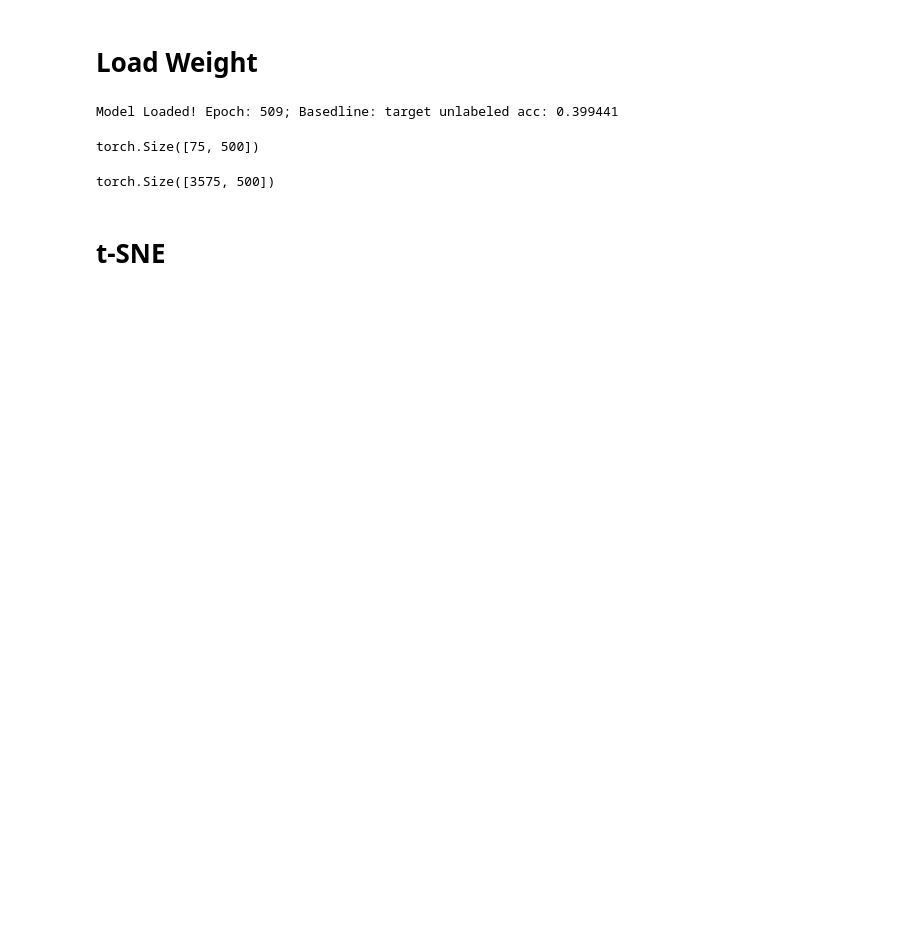
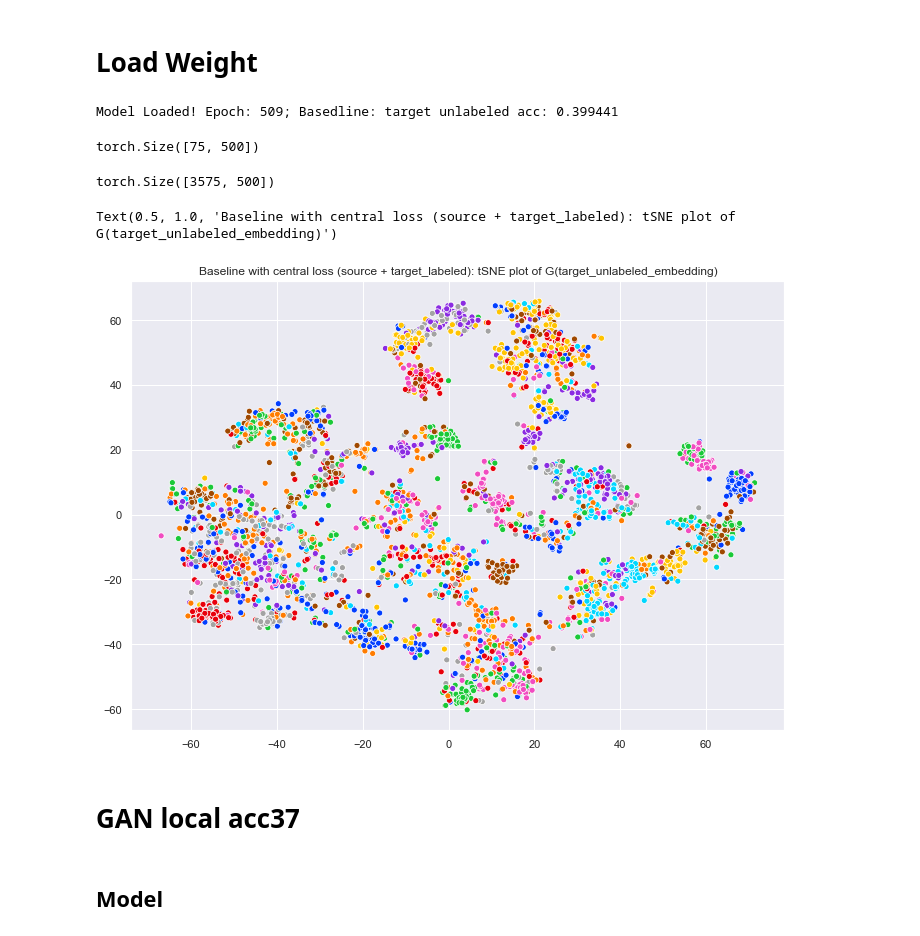
Before and after one commit to stevenliu000/time-series-domain-adaptation, a Jupyter notebook: visualization/visual_stepb_linear.ipynb, the cells around one changed output. Drawn from its saved outputs; the diff is of its cells as text; code cells hidden in the pictures; blank space fills up the shorter version.

Commit message:
change visualization code

```diff
--- a/visualization/visual_stepb_linear.ipynb
+++ b/visualization/visual_stepb_linear.ipynb
@@ -122,7 +127,9 @@ args = local_args(**{
     'model_save_period': 1,
     'lr_centerloss': 1e-3,
     'seed': 0,
-    'select_pretrain_epoch': 509
+    'select_pretrain_epoch': 509,
+    'sbinary_loss': 1,
+
 })
 # %%
 device = torch.device('cuda:0' if torch.cuda.is_available() else 'cpu')
@@ -133,3 +136,25 @@ device = torch.device('cuda:0' if torch.cuda.is_available() else 'cpu')
+# %%
+device = torch.device('cuda:{}'.format(args.gpu_num) if torch.cuda.is_available() else 'cpu')
+
+# seed
+torch.manual_seed(args.seed)
+torch.cuda.manual_seed(args.seed)
+np.random.seed(args.seed)
+cudnn.deterministic = True
+torch.backends.cudnn.deterministic = True
+
+
+args.task = '3Av2' if args.task == '3A' else '3E'
+num_class = 50 if args.task == "3Av2" else 65
+device = torch.device('cuda:{}'.format(args.gpu_num) if torch.cuda.is_available() else 'cpu')
+
+if args.num_per_class == -1:
+    args.num_per_class = math.ceil(args.batch_size / num_class)
+
+model_sub_folder = '/stepc_binary/task_%s_lrFNN_%f_sbinary_loss_%f'%(args.task, args.lr_FNN, args.sbinary_loss)
+
+if not os.path.exists(args.save_path+model_sub_folder):
+    os.makedirs(args.save_path+model_sub_folder)
 # %% [markdown]
 # Data loading
 # %%
@@ -242,9 +271,22 @@ torch.Size([75, 500])
 # %%
 target_unlabel_x_embedding_all = encoder_inference(encoder, encoder_MLP, torch.tensor(target_unlabel_x))
 fake_source_embedding_all = GNet(target_unlabel_x_embedding_all)
+# %%
+tsne = TSNE()
+target_embedded = tsne.fit_transform(fake_source_embedding_all.detach())
 # %%
 fake_source_embedding_all.shape
 # %% [output]
 torch.Size([3575, 500])
-# %% [markdown]
-# t-SNE
+# %%
+# plot
+# linear unlabeled
+sns.set(rc={'figure.figsize':(11.7,8.27)})
+palette = sns.color_palette("bright", 65)
+
+g = sns.scatterplot(target_embedded[:,0], target_embedded[:,1], hue=target_unlabel_y, legend=False, palette=palette)
+
+plt.title('Baseline with central loss (source + target_labeled): tSNE plot of G(target_unlabeled_embedding)')
+# %% [output]
+Text(0.5, 1.0, 'Baseline with central loss (source + target_labeled): tSNE plot of G(target_unlabeled_embedding)')
+[figure, added]
@@ -250,0 +305,4 @@ torch.Size([3575, 500])
+# %% [markdown]
+# GAN local acc37
+# %% [markdown]
+## Model
```
Also changed, not shown: parts of 38 cells of this notebook, 9 other files.
